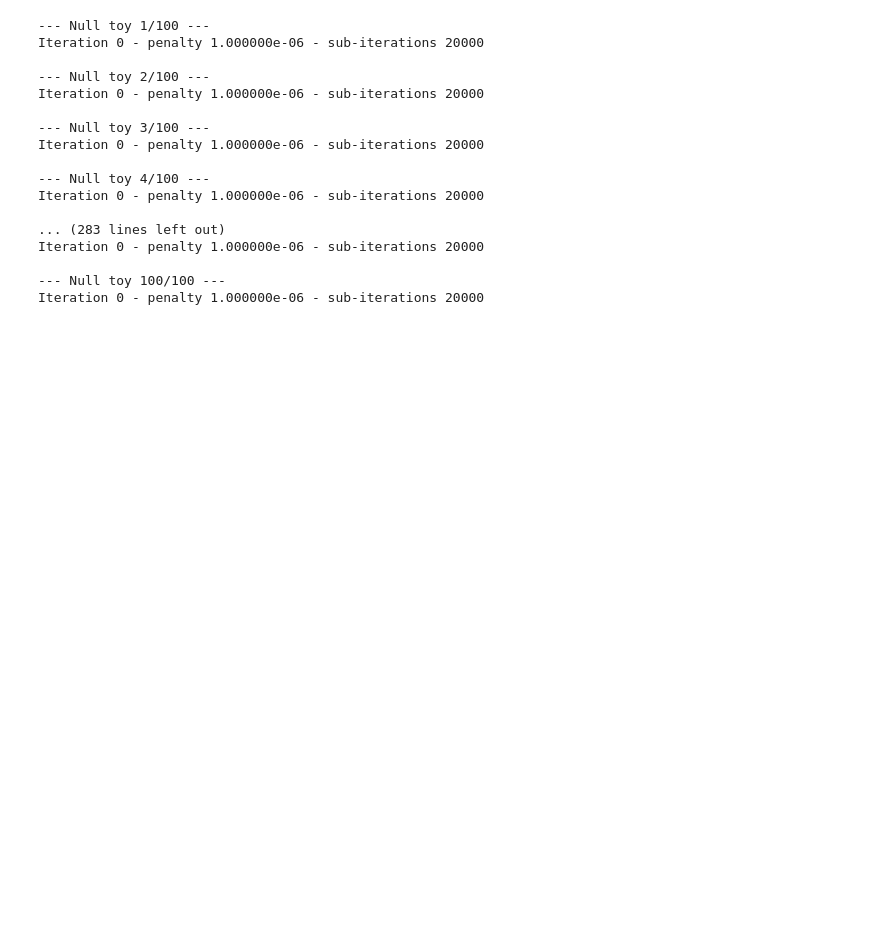
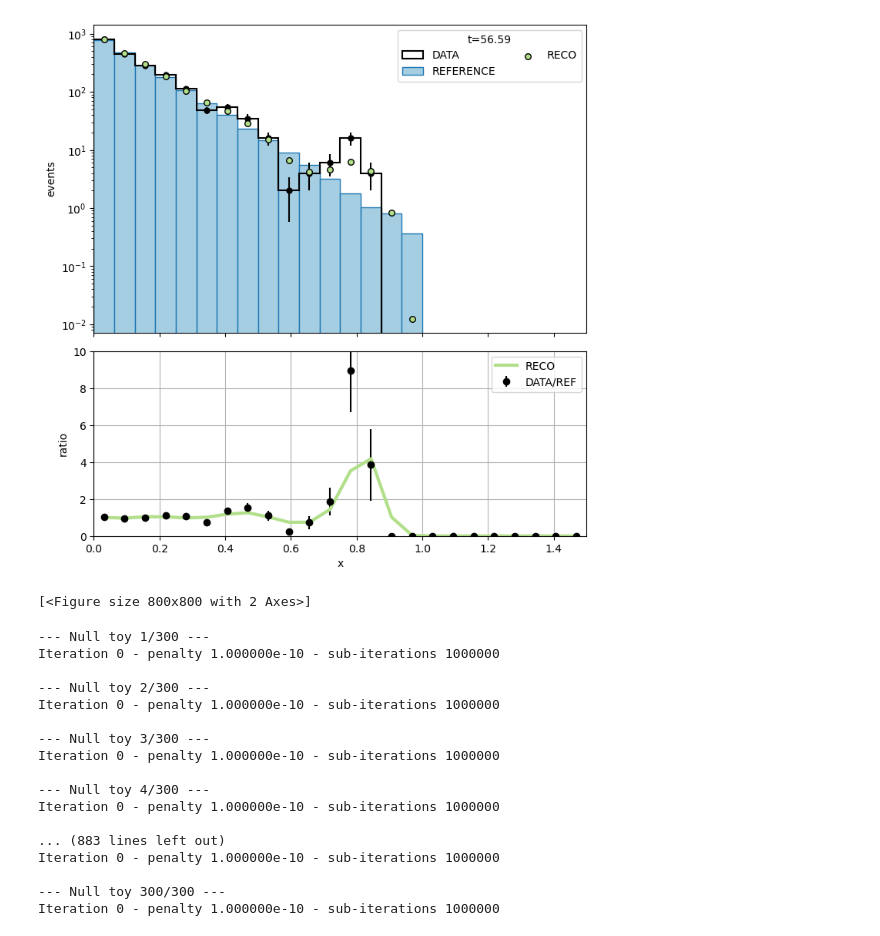
Before and after one commit to mletizia/kernel-nplm, a Jupyter notebook: test_code.ipynb, the cells around one changed output. Cells and saved outputs as stored; diff of their text form; code cells hidden in the pictures; blank space fills up the shorter version.

```diff
--- a/test_code.ipynb
+++ b/test_code.ipynb
@@ -457,9 +676,46 @@ Realized N_B, N_S  = 2104 12
+# %%
+# --------------------------------
+# 1) Plot observed reference vs observed data and recostruction
+#
+# --------------------------------
+
+# --- split ref/data back out (1D here, but works the same for d-D) ---
+data = x_dat.reshape(-1, 1)
+ref  = x_ref.reshape(-1, 1)
+
+# --- get model scores on REF only (logits) ---
+# (details["scores"] are pooled; easiest is to predict on ref directly)
+ref_scores = nplm.model.predict(
+    torch.from_numpy(ref.astype(np.float64, copy=False))
+).detach().cpu().numpy()   # shape (N_R, 1)
+
+# --- make the marginal plots (here d=1 so it produces 1 figure) ---
+df = None  # if you want the chi2->Z display; otherwise set df=None
+plot_reconstruction_marginals(
+    df=df,
+    data=data,
+    weight_data=1.0,            # your data histogram weights
+    ref=ref,
+    weight_ref=nplm.weight,     # IMPORTANT: NR/N_R (matches your loss weighting convention)
+    t_obs=t_obs,
+    ref_scores=ref_scores,
+    feature_names=["x"],
+    bins=24,
+    x_ranges=[(0.0, 1.5)],      # match your old plot; omit to auto-range
+    save=False,                 # or True
+    save_path="plots/",
+    file_prefix="nplm_reco",
+    show=True,
+)
+# %% [output]
+[figure, added]
+[<Figure size 800x800 with 2 Axes>]
 # %%
 # --------------------------------
 # Null toys (H0: data ~ reference)
 # --------------------------------
 
-B = 100         # number of null toys
+B = 300         # number of null toys
 
 t_null = np.empty(B)
 
@@ -480,20 +736,20 @@ for b in range(B):
     nplm = LogFalkonNPLM(cfg)
     t_null[b] = nplm.compute_statistic(X_b, y_b)
 # %% [output]
---- Null toy 1/100 ---
-Iteration 0 - penalty 1.000000e-06 - sub-iterations 20000
+--- Null toy 1/300 ---
+Iteration 0 - penalty 1.000000e-10 - sub-iterations 1000000
 
---- Null toy 2/100 ---
-Iteration 0 - penalty 1.000000e-06 - sub-iterations 20000
+--- Null toy 2/300 ---
+Iteration 0 - penalty 1.000000e-10 - sub-iterations 1000000
 
---- Null toy 3/100 ---
-Iteration 0 - penalty 1.000000e-06 - sub-iterations 20000
+--- Null toy 3/300 ---
+Iteration 0 - penalty 1.000000e-10 - sub-iterations 1000000
 
---- Null toy 4/100 ---
-Iteration 0 - penalty 1.000000e-06 - sub-iterations 20000
+--- Null toy 4/300 ---
+Iteration 0 - penalty 1.000000e-10 - sub-iterations 1000000
 
-... (283 lines left out)
-Iteration 0 - penalty 1.000000e-06 - sub-iterations 20000
+... (883 lines left out)
+Iteration 0 - penalty 1.000000e-10 - sub-iterations 1000000
 
---- Null toy 100/100 ---
-Iteration 0 - penalty 1.000000e-06 - sub-iterations 20000
+--- Null toy 300/300 ---
+Iteration 0 - penalty 1.000000e-10 - sub-iterations 1000000
```
Also changed, not shown: parts of 11 cells of this notebook, 1 other file.
